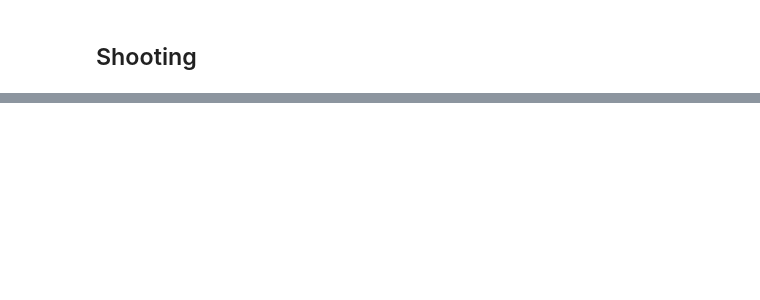
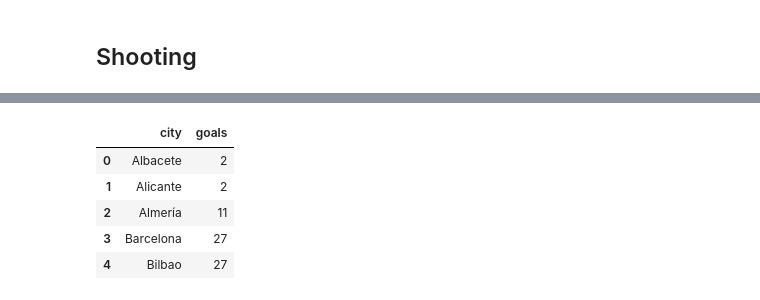
Before and after one commit to YashaswiPandey/IST652-FinalProject, a Jupyter notebook: messiAnalysis.ipynb, the cells around one changed output, grey strips where cells are left out. Drawn from its saved outputs; the diff is of its cells as text; code cells hidden in the pictures; blank space fills up the shorter version.

```diff
--- a/messiAnalysis.ipynb
+++ b/messiAnalysis.ipynb
@@ -1030,2 +1249,0 @@ sta
-# %%
-goalOpp = pd.merge(goalOpp,sta,on='opponent')
@@ -1031,0 +1332,19 @@ goalOpp = pd.merge(goalOpp,sta,on='opponent')
+# %%
+team = pd.DataFrame([soccer_teams]).T.reset_index()
+team = team.set_axis(['opponent',"city"],axis=1)
+
+city = pd.DataFrame(cities).T.reset_index()
+city = city.set_axis(['city','x','y'],axis=1)
+
+goalOpp= pd.merge(goalOpp,team,left_on='opponent', right_on='opponent')
+
+goalCity= goalOpp.groupby(['city'])['goals'].sum().reset_index()
+
+goalCity.head(5)
+# %% [output]
+|  | city | goals |
+| 0 | Albacete | 2 |
+| 1 | Alicante | 2 |
+| 2 | Almería | 11 |
+| 3 | Barcelona | 27 |
+| 4 | Bilbao | 27 |
```
Also changed, not shown: parts of 84 cells of this notebook.
